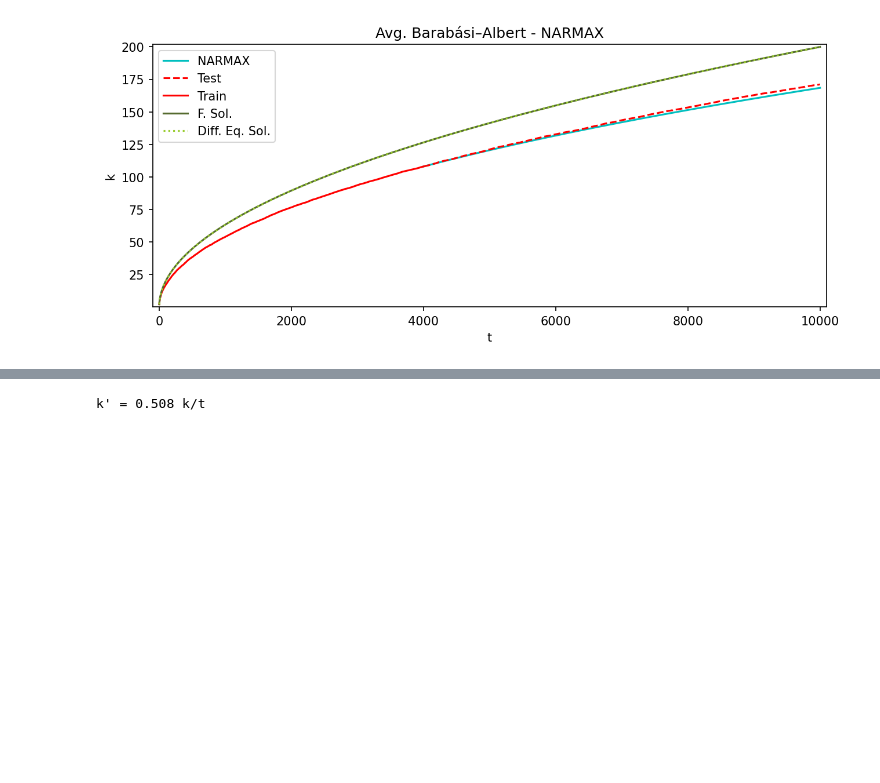
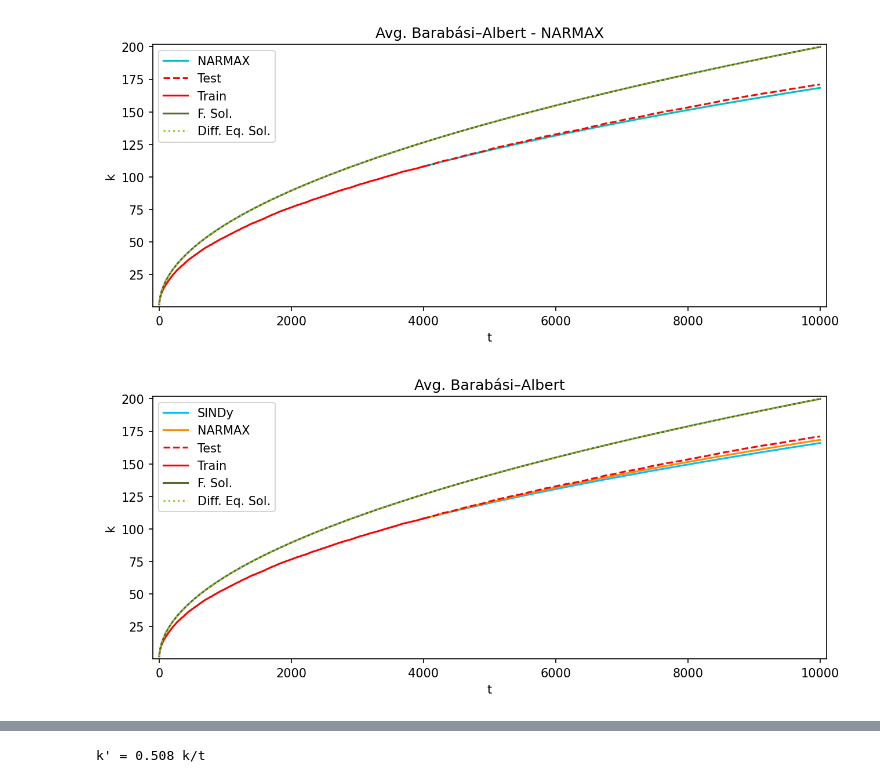
Before and after one commit to DavidContrerasFranco/Data-Driven-Dynamics-Understanding, a Jupyter notebook: Notebooks/barabasi_model.ipynb, the cells around one changed output, grey strips where cells are left out. Drawn from its saved outputs; the diff is of its cells as text; code cells hidden in the pictures; blank space fills up the shorter version.

Commit message:
Figures Generation & Metrics Int Visual Fix

```diff
--- a/Notebooks/barabasi_model.ipynb
+++ b/Notebooks/barabasi_model.ipynb
@@ -145,6 +145,22 @@ plt.legend()
 print(end='')
 # %% [output]
 [figure]
+# %%
+plt.figure(figsize=(10, 4), dpi=150)
+plt.title('Avg. Barabási–Albert')
+plt.plot(t_test, sindy_sim, 'deepskyblue', label='SINDy')
+plt.plot(t_test, narmax_sim, 'darkorange', label='NARMAX')
+plt.plot(t_test, k_test, 'r--', label='Test')
+plt.plot(t_train, k_train, 'r', label='Train')
+plt.plot(t, k_ant, color='darkolivegreen', label='F. Sol.')
+plt.plot(t, k_dif, color='yellowgreen', linestyle='dotted', label='Diff. Eq. Sol.')
+plt.margins(0.01, tight=True)
+plt.xlabel('t')
+plt.ylabel('k')
+plt.legend()
+print(end='')
+# %% [output]
+[figure, added]
 # %%
 # Metrics DataFrame
 get_metrics_df(k_test, sol_terms, sindy_model, narmax_model, sindy_sim, narmax_sim, sindy_time, narmax_time)
```
Also changed, not shown: parts of 4 cells of this notebook, 16 other files.
